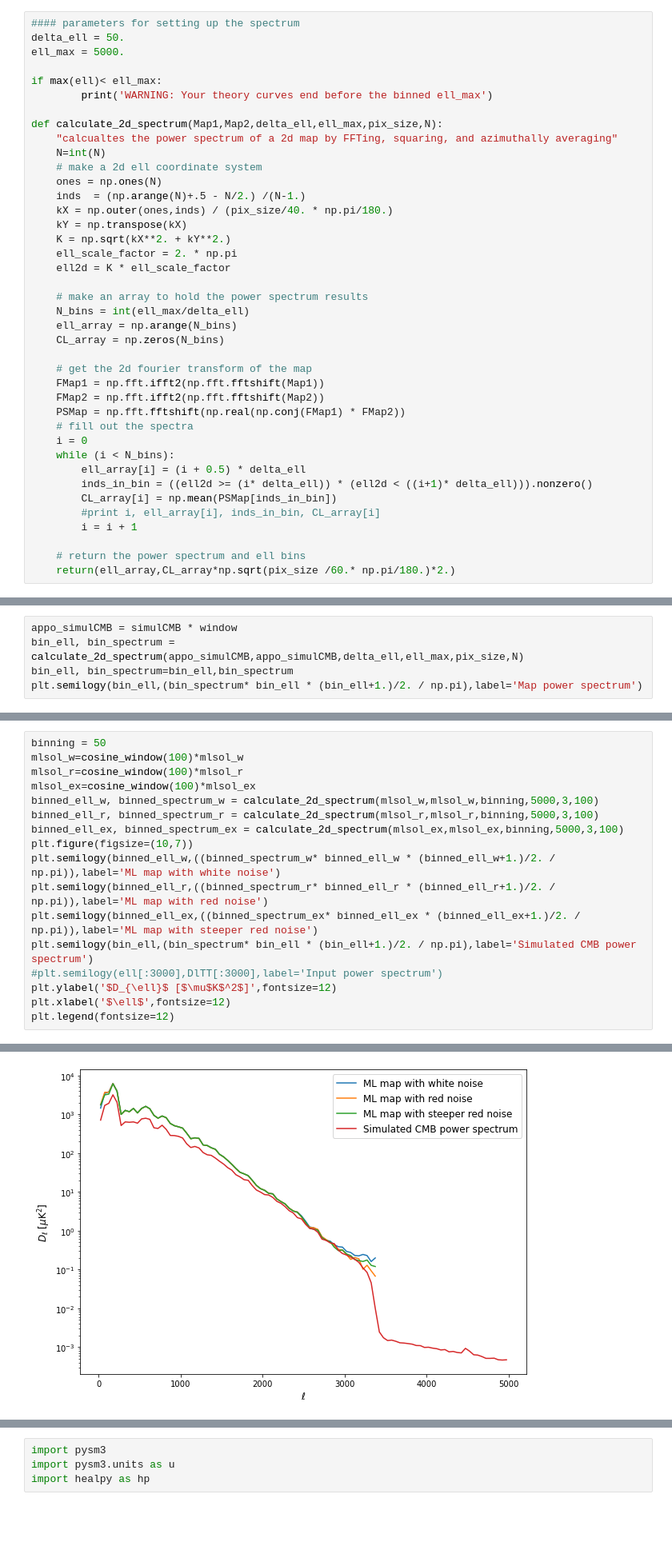
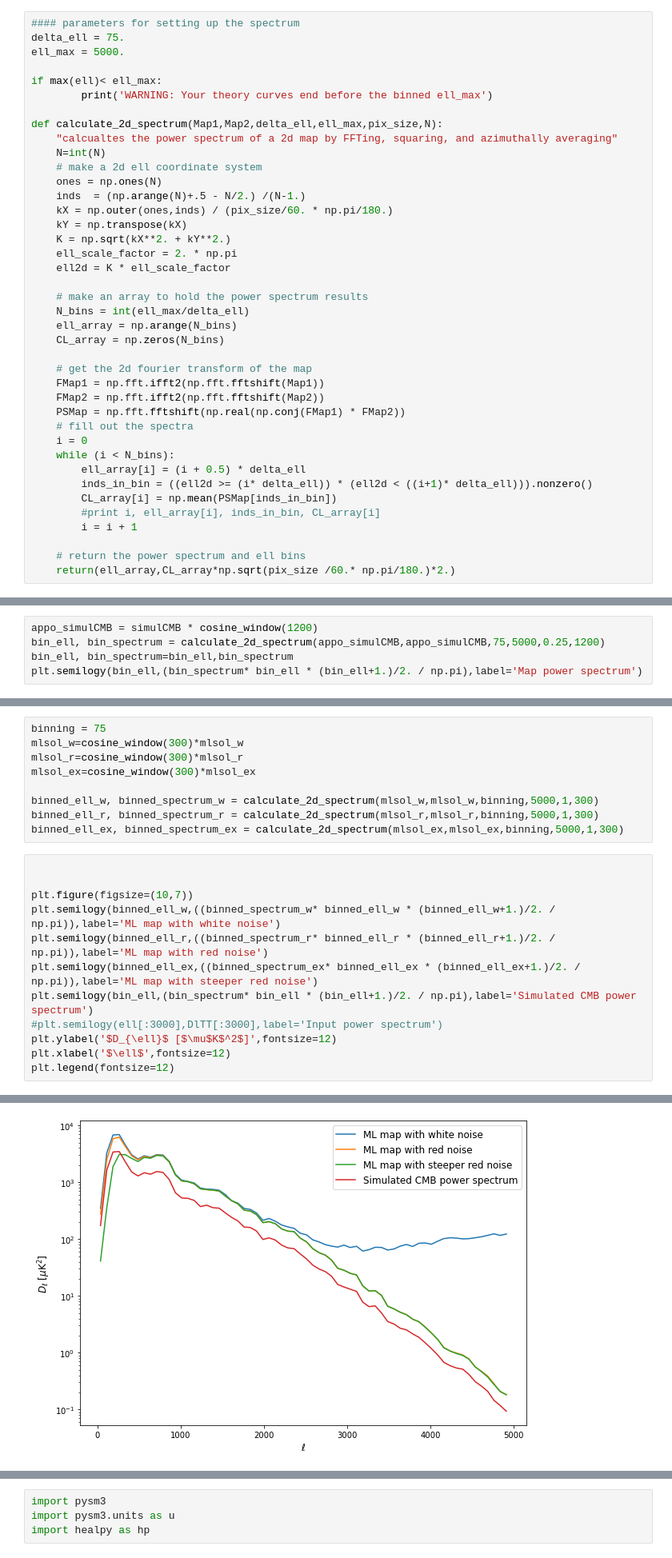
Before and after one commit to alpish0510/ML_mapmaker_project, a Jupyter notebook: new.ipynb, the cells around one changed output, grey strips where cells are left out. Shown at 80% size. Drawn from its saved outputs; the diff is of its cells as text; blank space fills up the shorter version.

```diff
--- a/new.ipynb
+++ b/new.ipynb
@@ -87,7 +88,7 @@ np.min(R)
 [figure]
 # %%
 #### parameters for setting up the spectrum
-delta_ell = 50.
+delta_ell = 75.
 ell_max = 5000.
 
 if max(ell)< ell_max:
@@ -99,7 +100,7 @@ def calculate_2d_spectrum(Map1,Map2,delta_ell,ell_max,pix_size,N):
     # make a 2d ell coordinate system
     ones = np.ones(N)
     inds  = (np.arange(N)+.5 - N/2.) /(N-1.)
-    kX = np.outer(ones,inds) / (pix_size/40. * np.pi/180.)
+    kX = np.outer(ones,inds) / (pix_size/60. * np.pi/180.)
     kY = np.transpose(kX)
     K = np.sqrt(kX**2. + kY**2.)
     ell_scale_factor = 2. * np.pi
@@ -198,6 +204,6 @@ plt.imshow(simulCMB,cmap='RdBu', interpolation='bilinear')
 # %%
-appo_simulCMB = simulCMB * window
-bin_ell, bin_spectrum = calculate_2d_spectrum(appo_simulCMB,appo_simulCMB,delta_ell,ell_max,pix_size,N)
+appo_simulCMB = simulCMB * cosine_window(1200)
+bin_ell, bin_spectrum = calculate_2d_spectrum(appo_simulCMB,appo_simulCMB,75,5000,0.25,1200)
 bin_ell, bin_spectrum=bin_ell,bin_spectrum
 plt.semilogy(bin_ell,(bin_spectrum* bin_ell * (bin_ell+1.)/2. / np.pi),label='Map power spectrum')
 # %% [output]
@@ -206,20 +214,24 @@ plt.semilogy(bin_ell,(bin_spectrum* bin_ell * (bin_ell+1.)/2. / np.pi),label='Ma
+# %%
+binning = 75
+mlsol_w=cosine_window(300)*mlsol_w
+mlsol_r=cosine_window(300)*mlsol_r
+mlsol_ex=cosine_window(300)*mlsol_ex
+
+binned_ell_w, binned_spectrum_w = calculate_2d_spectrum(mlsol_w,mlsol_w,binning,5000,1,300)
+binned_ell_r, binned_spectrum_r = calculate_2d_spectrum(mlsol_r,mlsol_r,binning,5000,1,300)
+binned_ell_ex, binned_spectrum_ex = calculate_2d_spectrum(mlsol_ex,mlsol_ex,binning,5000,1,300)
 # %%
-binning = 50
-mlsol_w=cosine_window(100)*mlsol_w
-mlsol_r=cosine_window(100)*mlsol_r
-mlsol_ex=cosine_window(100)*mlsol_ex
-binned_ell_w, binned_spectrum_w = calculate_2d_spectrum(mlsol_w,mlsol_w,binning,5000,3,100)
-binned_ell_r, binned_spectrum_r = calculate_2d_spectrum(mlsol_r,mlsol_r,binning,5000,3,100)
-binned_ell_ex, binned_spectrum_ex = calculate_2d_spectrum(mlsol_ex,mlsol_ex,binning,5000,3,100)
+
+
 plt.figure(figsize=(10,7))
 plt.semilogy(binned_ell_w,((binned_spectrum_w* binned_ell_w * (binned_ell_w+1.)/2. / np.pi)),label='ML map with white noise')
 plt.semilogy(binned_ell_r,((binned_spectrum_r* binned_ell_r * (binned_ell_r+1.)/2. / np.pi)),label='ML map with red noise')
 plt.semilogy(binned_ell_ex,((binned_spectrum_ex* binned_ell_ex * (binned_ell_ex+1.)/2. / np.pi)),label='ML map with steeper red noise')
 plt.semilogy(bin_ell,(bin_spectrum* bin_ell * (bin_ell+1.)/2. / np.pi),label='Simulated CMB power spectrum')
 #plt.semilogy(ell[:3000],DlTT[:3000],label='Input power spectrum')
 plt.ylabel('$D_{\ell}$ [$\mu$K$^2$]',fontsize=12)
 plt.xlabel('$\ell$',fontsize=12)
 plt.legend(fontsize=12)
 # %% [output]
 <matplotlib.legend.Legend at 0x...>
-[figure, old version]
+[figure, new version]
```
Also changed, not shown: parts of 45 cells of this notebook, 1 other file.
